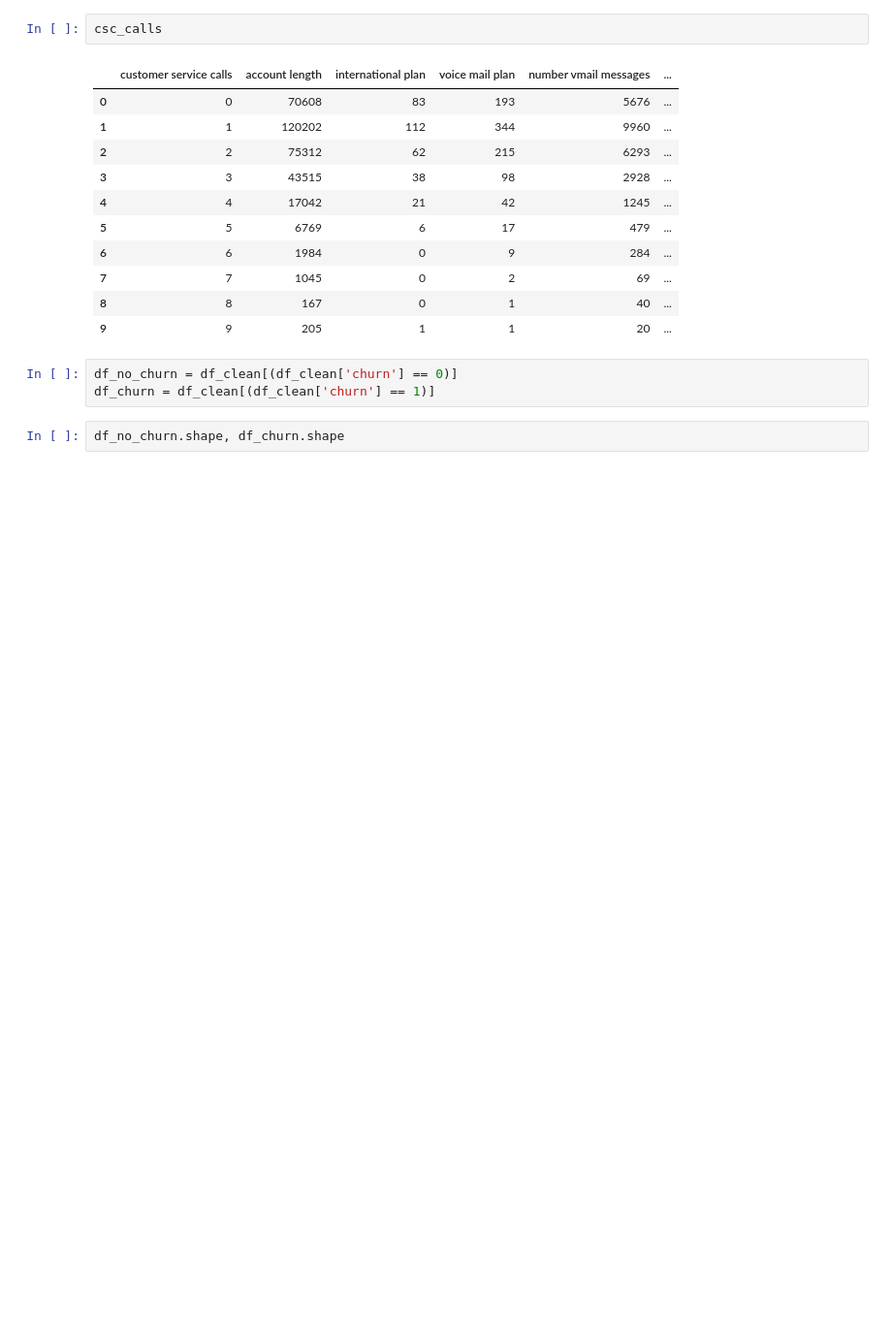
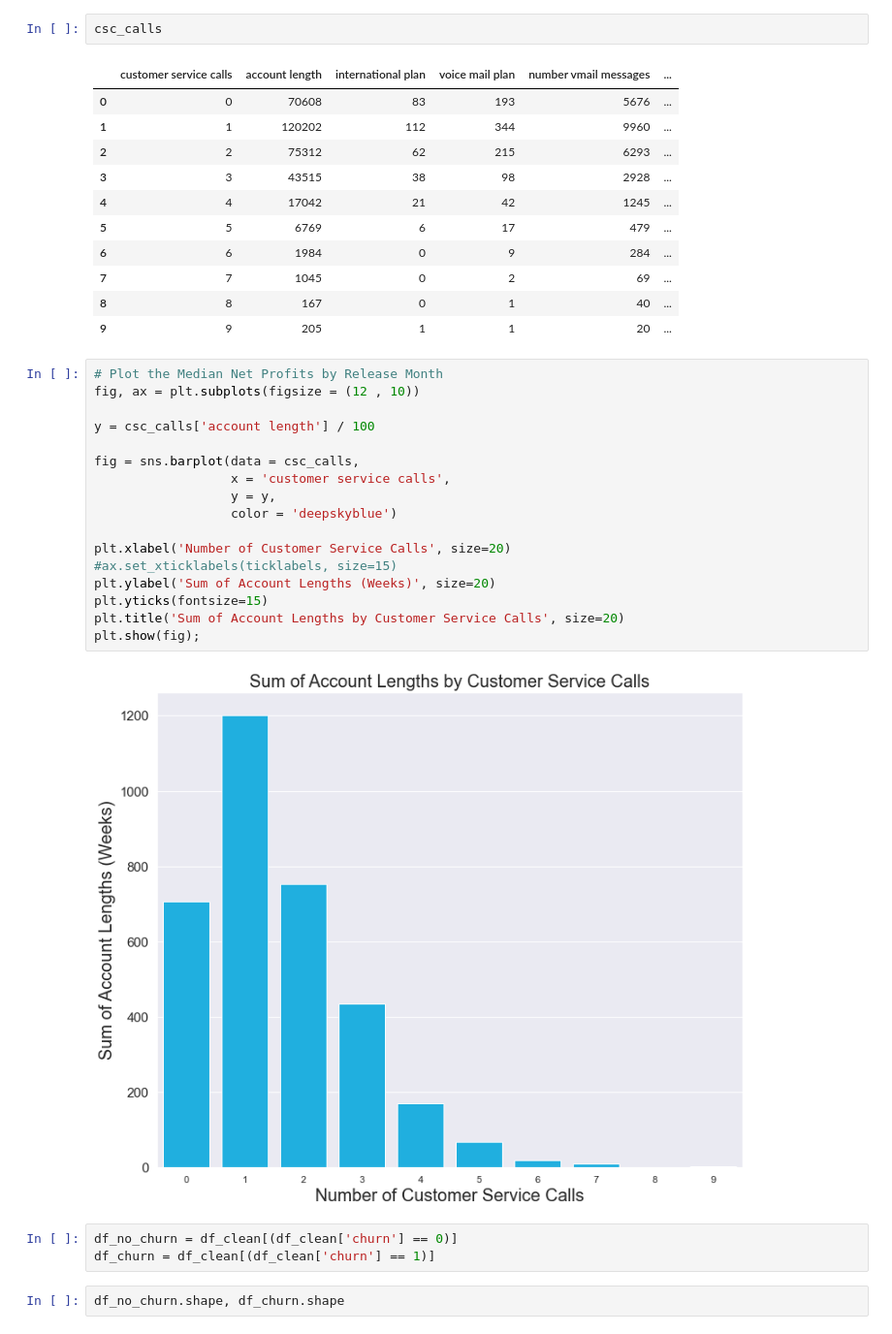
Before and after one commit to jswec/Phase-3-Project, a Jupyter notebook: Paul.ipynb, the cells around one changed output. Shown at 97% size. Saved outputs shown, nothing was run; the diff lists cells and outputs as text; blank space fills up the shorter version.

```diff
--- a/Paul.ipynb
+++ b/Paul.ipynb
@@ -356,6 +605,25 @@ csc_calls
 | 7 | 7 | 1045 | 0 | 2 | 69 | ... |
 | 8 | 8 | 167 | 0 | 1 | 40 | ... |
 | 9 | 9 | 205 | 1 | 1 | 20 | ... |
+# %%
+# Plot the Median Net Profits by Release Month
+fig, ax = plt.subplots(figsize = (12 , 10))
+
+y = csc_calls['account length'] / 100
+
+fig = sns.barplot(data = csc_calls,
+                  x = 'customer service calls',
+                  y = y,
+                  color = 'deepskyblue')
+
+plt.xlabel('Number of Customer Service Calls', size=20)
+#ax.set_xticklabels(ticklabels, size=15)
+plt.ylabel('Sum of Account Lengths (Weeks)', size=20)
+plt.yticks(fontsize=15)
+plt.title('Sum of Account Lengths by Customer Service Calls', size=20)
+plt.show(fig);
+# %% [output]
+[figure, added]
 # %%
 df_no_churn = df_clean[(df_clean['churn'] == 0)]
 df_churn = df_clean[(df_clean['churn'] == 1)]
```
Also changed, not shown: parts of 17 cells of this notebook.
